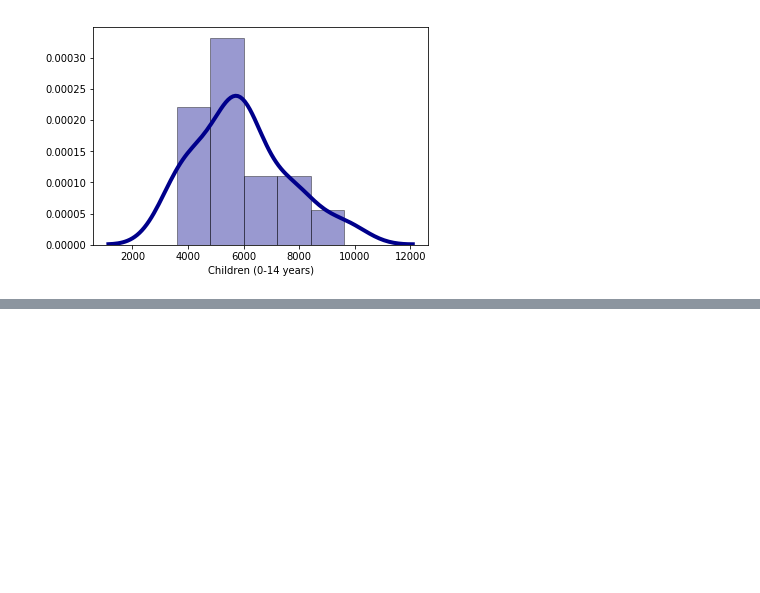
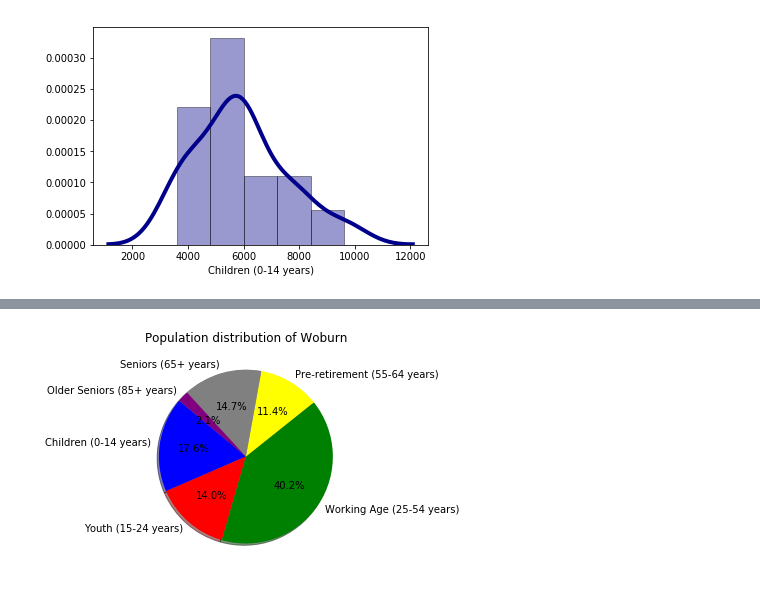
Before and after one commit to genephoenix/Coursera_Capstone, a Jupyter notebook: Capstone Project Notebook.ipynb, the cells around one changed output, grey strips where cells are left out. Drawn from its saved outputs; the diff is of its cells as text; code cells hidden in the pictures; blank space fills up the shorter version.

```diff
--- a/Capstone Project Notebook.ipynb
+++ b/Capstone Project Notebook.ipynb
@@ -1166,3 +1108,8 @@ sns.distplot(top_vuln_rename['Children (0-14 years)'], hist=True, kde=True,
 # %% [output]
 <matplotlib.axes._subplots.AxesSubplot at 0x...>
 [figure]
+# %%
+#pie chart
+
+df_1 = top_pop_rename.T
+df_1
@@ -1168,0 +1125,4 @@ sns.distplot(top_vuln_rename['Children (0-14 years)'], hist=True, kde=True,
+# %%
+df_1.index.name = 'Age'
+df_1.reset_index(inplace=True)
+df_1.head()
@@ -1168,0 +1136,6 @@ sns.distplot(top_vuln_rename['Children (0-14 years)'], hist=True, kde=True,
+# %%
+#remove sum row
+
+df_1 = df_1[:-1]
+
+df_1
@@ -1168,0 +1150,12 @@ sns.distplot(top_vuln_rename['Children (0-14 years)'], hist=True, kde=True,
+# %%
+#Pie chart using Woburn as that is present as a top population overall as well as vulnerable
+
+age_data = df_1['Age']
+woburn_pop_data = df_1['Woburn']
+colors = ["blue", "red", "green", "yellow", "grey", "purple"]
+#explode = (0.1, 0, 0, 0, 0)
+plt.pie(woburn_pop_data, labels=age_data, colors=colors, autopct='%1.1f%%', shadow=True, startangle=140)
+plt.title("Population distribution of Woburn")
+plt.show()
+# %% [output]
+[figure, added]
```
Also changed, not shown: parts of 52 cells of this notebook.
